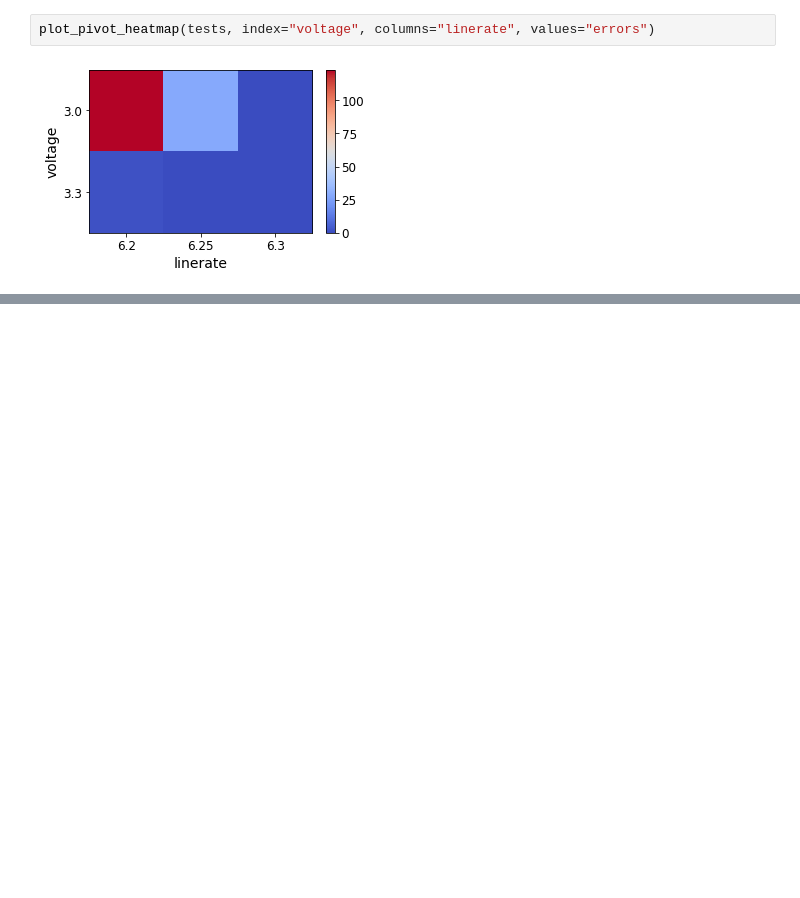
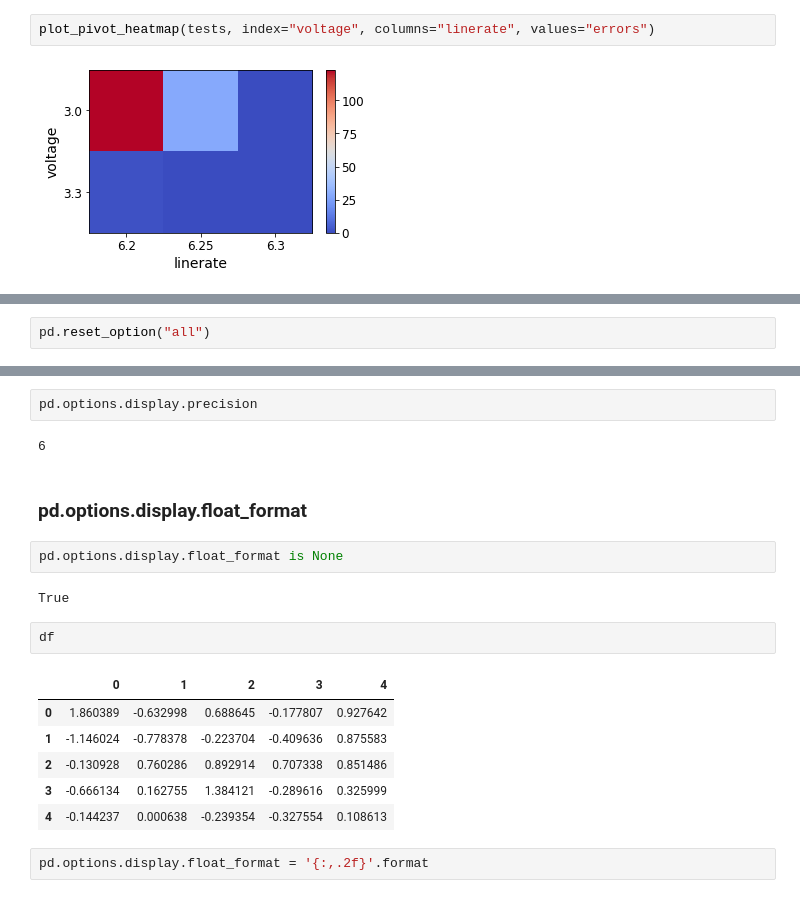
Before and after one commit to munich-ml/MLPy2020, a Jupyter notebook: 17_Pandas.ipynb, the cells around one changed output, grey strips where cells are left out. Cells and saved outputs as stored; diff of their text form; blank space fills up the shorter version.

```diff
--- a/17_Pandas.ipynb
+++ b/17_Pandas.ipynb
@@ -285,0 +323,2 @@ plot_pivot_heatmap(tests, index="voltage", columns="linerate", values="errors")
+# %%
+pd.reset_option("all")
@@ -285,0 +334,21 @@ plot_pivot_heatmap(tests, index="voltage", columns="linerate", values="errors")
+# %%
+pd.options.display.precision
+# %% [output]
+6
+# %% [markdown]
+### pd.options.display.float_format
+# %%
+pd.options.display.float_format is None
+# %% [output]
+True
+# %%
+df
+# %% [output]
+|  | 0 | 1 | 2 | 3 | 4 |
+| 0 | 1.860389 | -0.632998 | 0.688645 | -0.177807 | 0.927642 |
+| 1 | -1.146024 | -0.778378 | -0.223704 | -0.409636 | 0.875583 |
+| 2 | -0.130928 | 0.760286 | 0.892914 | 0.707338 | 0.851486 |
+| 3 | -0.666134 | 0.162755 | 1.384121 | -0.289616 | 0.325999 |
+| 4 | -0.144237 | 0.000638 | -0.239354 | -0.327554 | 0.108613 |
+# %%
+pd.options.display.float_format = '{:,.2f}'.format
```
Also changed, not shown: parts of 15 cells of this notebook.
